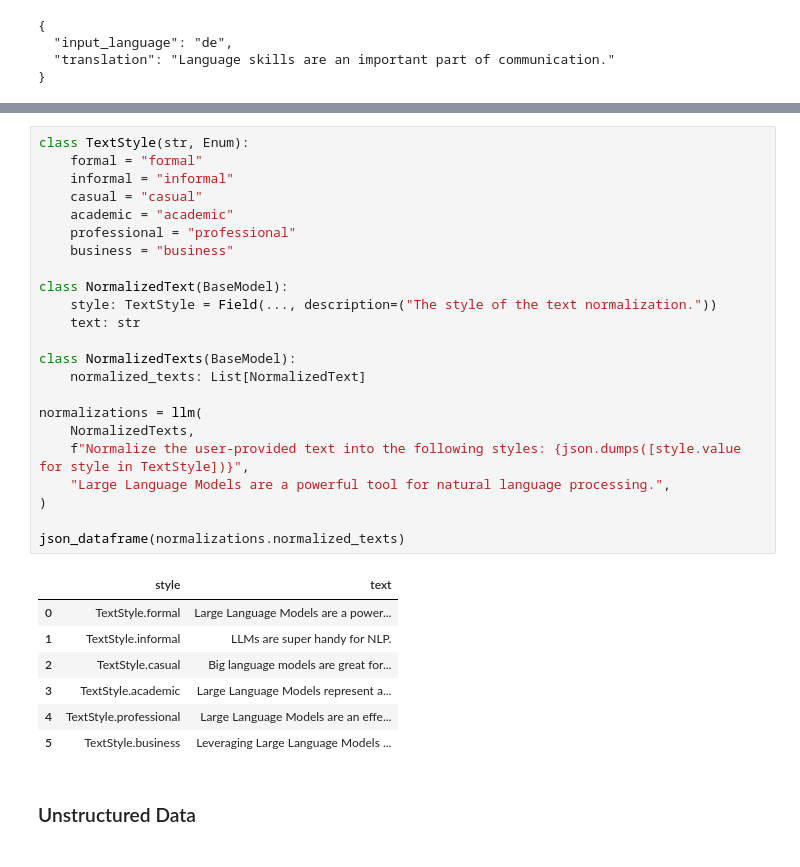
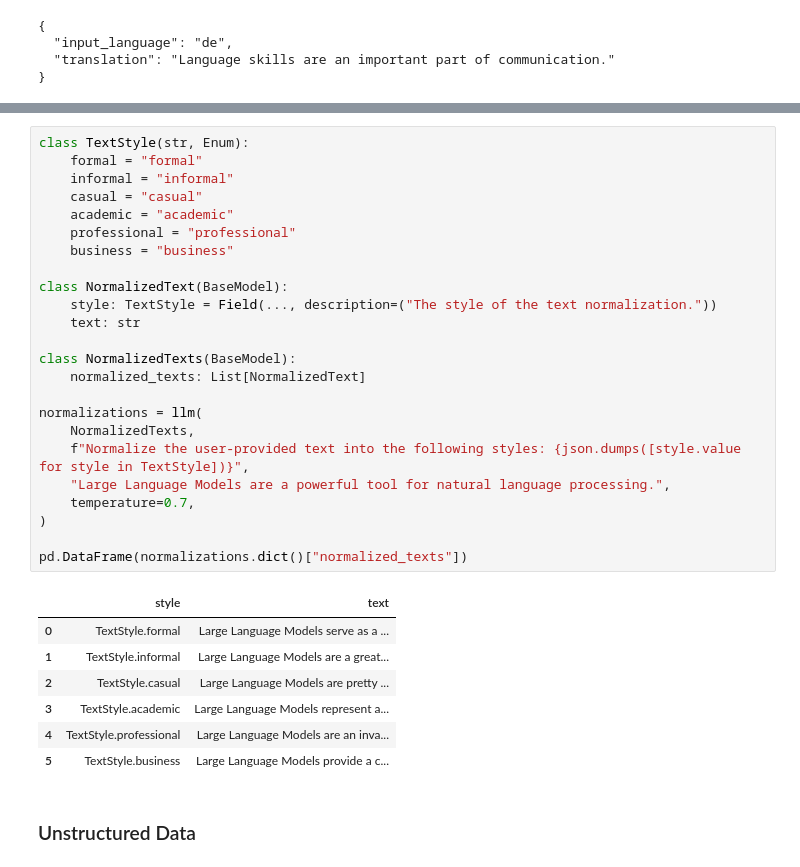
Before and after one commit to intellectronica/llms-beyond-chat, a Jupyter notebook: llms-beyond-chat.ipynb, the cells around one changed output, grey strips where cells are left out. Saved outputs shown, nothing was run; the diff lists cells and outputs as text.

```diff
--- a/llms-beyond-chat.ipynb
+++ b/llms-beyond-chat.ipynb
@@ -122,34 +121,35 @@ json_dataframe(translations.translations)
 # %%
 class TextStyle(str, Enum):
     formal = "formal"
     informal = "informal"
     casual = "casual"
     academic = "academic"
     professional = "professional"
     business = "business"
 
 class NormalizedText(BaseModel):
     style: TextStyle = Field(..., description=("The style of the text normalization."))
     text: str
 
 class NormalizedTexts(BaseModel):
     normalized_texts: List[NormalizedText]
 
 normalizations = llm(
     NormalizedTexts,
     f"Normalize the user-provided text into the following styles: {json.dumps([style.value for style in TextStyle])}",
     "Large Language Models are a powerful tool for natural language processing.",
+    temperature=0.7,
 )
 
-json_dataframe(normalizations.normalized_texts)
+pd.DataFrame(normalizations.dict()["normalized_texts"])
 # %% [output]
 |  | style | text |
-| 0 | TextStyle.formal | Large Language Models are a power... |
-| 1 | TextStyle.informal | LLMs are super handy for NLP. |
-| 2 | TextStyle.casual | Big language models are great for... |
+| 0 | TextStyle.formal | Large Language Models serve as a ... |
+| 1 | TextStyle.informal | Large Language Models are a great... |
+| 2 | TextStyle.casual | Large Language Models are pretty ... |
 | 3 | TextStyle.academic | Large Language Models represent a... |
-| 4 | TextStyle.professional | Large Language Models are an effe... |
-| 5 | TextStyle.business | Leveraging Large Language Models ... |
+| 4 | TextStyle.professional | Large Language Models are an inva... |
+| 5 | TextStyle.business | Large Language Models provide a c... |
 # %% [markdown]
 ### Unstructured Data
 # %%
```
Also changed, not shown: parts of 4 cells of this notebook.
